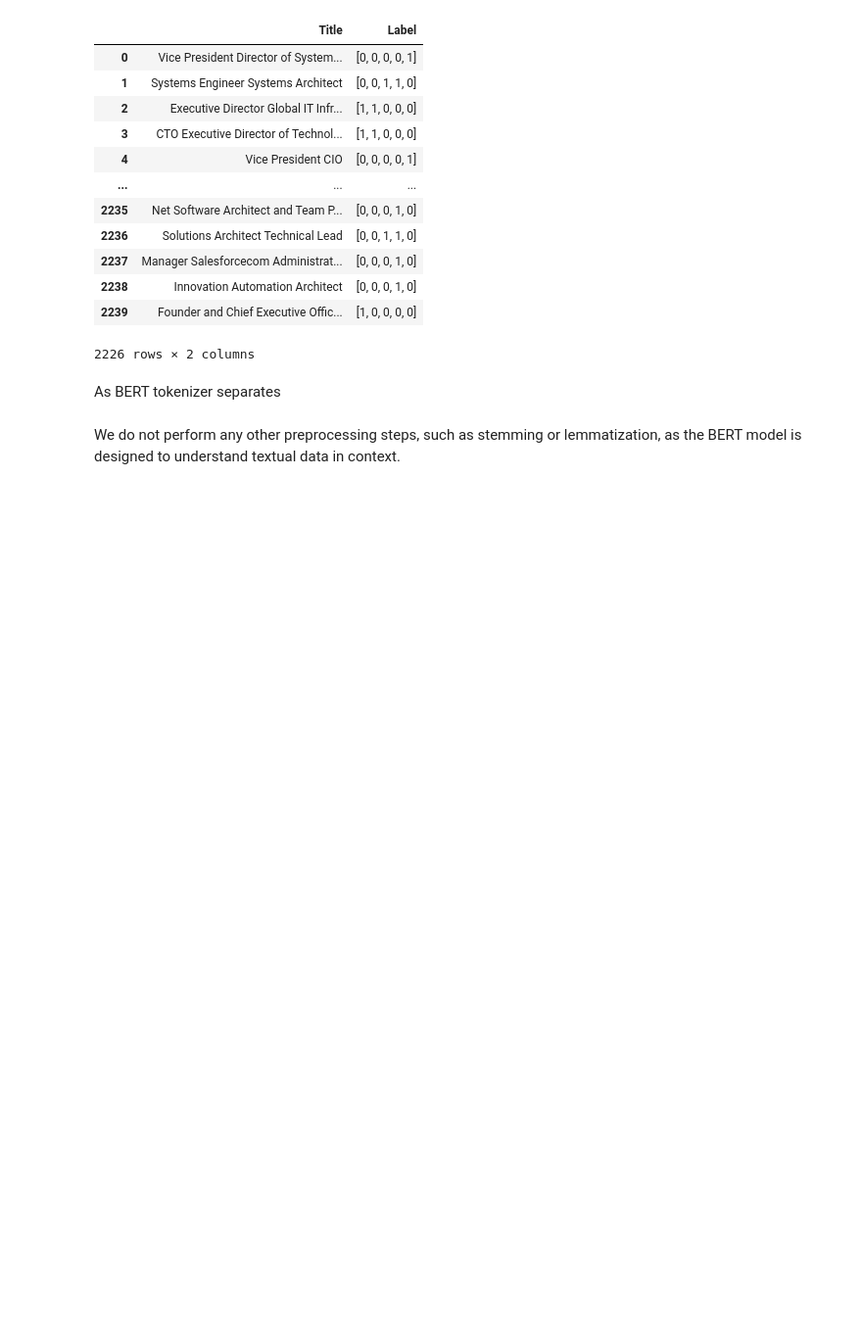
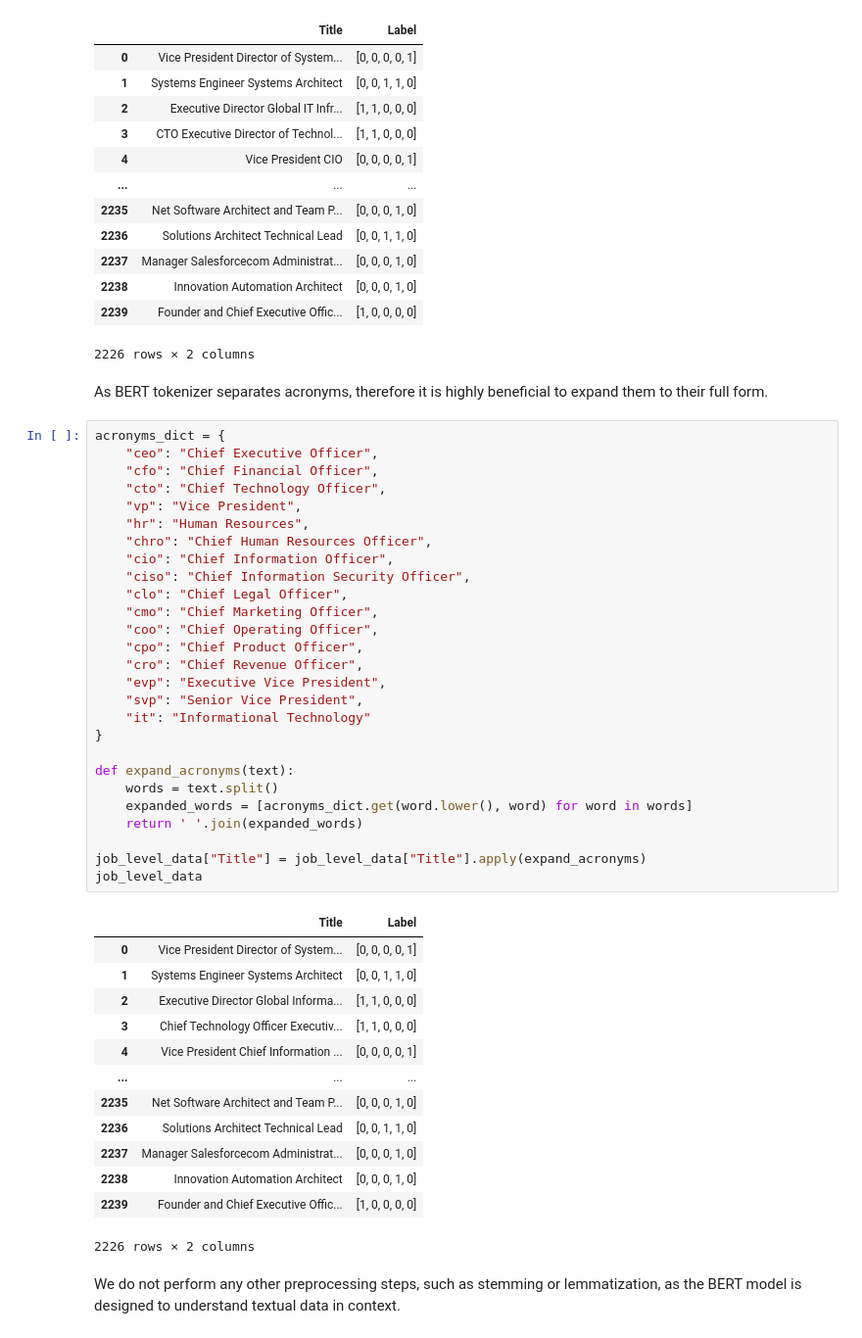
Before and after one commit to anyaachan/JobTitleClassification, a Jupyter notebook: model.ipynb, the cells around one changed output. Shown at 98% size. Cells and saved outputs as stored; diff of their text form; blank space fills up the shorter version.

```diff
--- a/model.ipynb
+++ b/model.ipynb
@@ -230,7 +250,48 @@ job_level_data
 | 2239 | Founder and Chief Executive Offic... | [1, 0, 0, 0, 0] |
 2226 rows × 2 columns
 # %% [markdown]
-As BERT tokenizer separates
+As BERT tokenizer separates acronyms, therefore it is highly beneficial to expand them to their full form.
+# %%
+acronyms_dict = {
+    "ceo": "Chief Executive Officer",
+    "cfo": "Chief Financial Officer",
+    "cto": "Chief Technology Officer",
+    "vp": "Vice President",
+    "hr": "Human Resources",
+    "chro": "Chief Human Resources Officer",
+    "cio": "Chief Information Officer",
+    "ciso": "Chief Information Security Officer",
+    "clo": "Chief Legal Officer",
+    "cmo": "Chief Marketing Officer",
+    "coo": "Chief Operating Officer",
+    "cpo": "Chief Product Officer",
+    "cro": "Chief Revenue Officer",
+    "evp": "Executive Vice President",
+    "svp": "Senior Vice President",
+    "it": "Informational Technology"
+}
+
+def expand_acronyms(text):
+    words = text.split()
+    expanded_words = [acronyms_dict.get(word.lower(), word) for word in words]
+    return ' '.join(expanded_words)
+
+job_level_data["Title"] = job_level_data["Title"].apply(expand_acronyms)
+job_level_data
+# %% [output]
+|  | Title | Label |
+| 0 | Vice President Director of System... | [0, 0, 0, 0, 1] |
+| 1 | Systems Engineer Systems Architect | [0, 0, 1, 1, 0] |
+| 2 | Executive Director Global Informa... | [1, 1, 0, 0, 0] |
+| 3 | Chief Technology Officer Executiv... | [1, 1, 0, 0, 0] |
+| 4 | Vice President Chief Information ... | [0, 0, 0, 0, 1] |
+| ... | ... | ... |
+| 2235 | Net Software Architect and Team P... | [0, 0, 0, 1, 0] |
+| 2236 | Solutions Architect Technical Lead | [0, 0, 1, 1, 0] |
+| 2237 | Manager Salesforcecom Administrat... | [0, 0, 0, 1, 0] |
+| 2238 | Innovation Automation Architect | [0, 0, 0, 1, 0] |
+| 2239 | Founder and Chief Executive Offic... | [1, 0, 0, 0, 0] |
+2226 rows × 2 columns
 # %% [markdown]
 We do not perform any other preprocessing steps, such as stemming or lemmatization, as the BERT model is designed to understand textual data in context.
 # %% [markdown]
```
Also changed, not shown: parts of 8 cells of this notebook.
